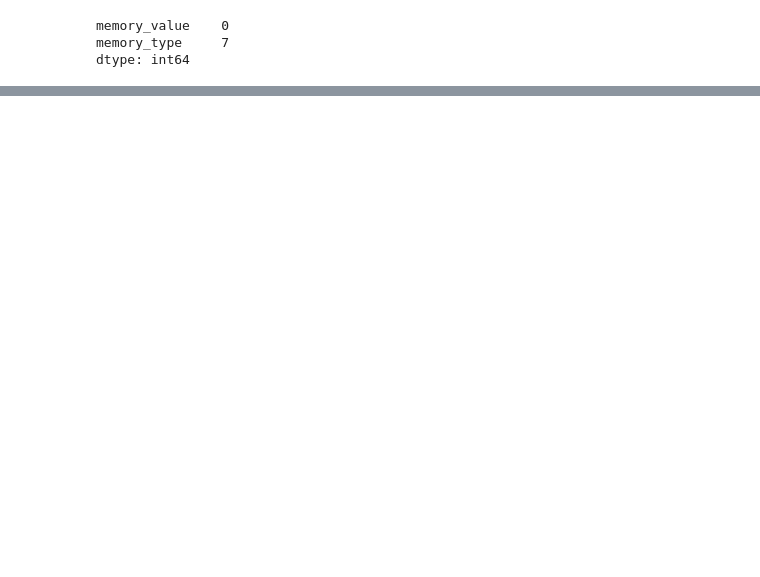
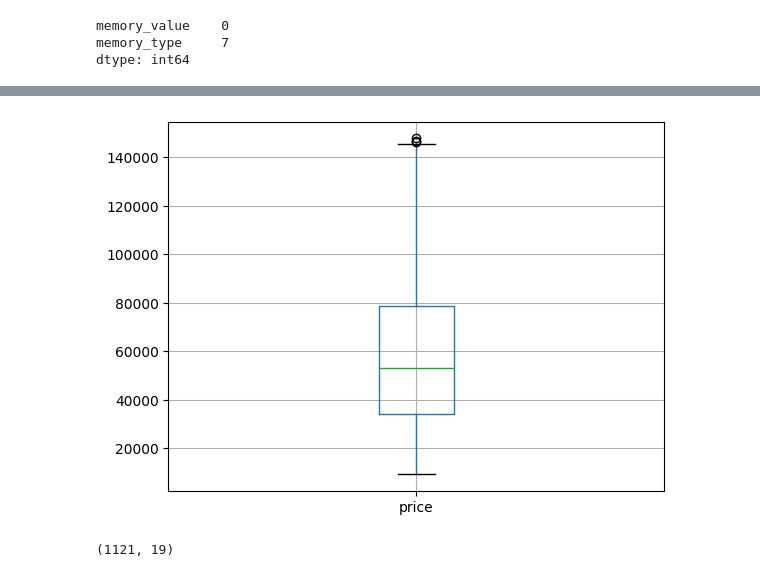
Before and after one commit to khoulaCode/DataScience-Brain-Bytes, a Jupyter notebook: Team_members/from_osama/uncleaned_laptop_price.ipynb, the cells around one changed output, grey strips where cells are left out. Saved outputs shown, nothing was run; the diff lists cells and outputs as text; code cells hidden in the pictures; blank space fills up the shorter version.

```diff
--- a/Team_members/from_osama/uncleaned_laptop_price.ipynb
+++ b/Team_members/from_osama/uncleaned_laptop_price.ipynb
@@ -685,0 +690,9 @@ df_v4.to_excel('Final.xlsx', index = True)
+# %%
+df_v5.boxplot(column='price')
+plt.show()
+# %% [output]
+[figure, added]
+# %%
+df_v5.shape
+# %% [output]
+(1121, 19)
```
Also changed, not shown: parts of 23 cells of this notebook.
